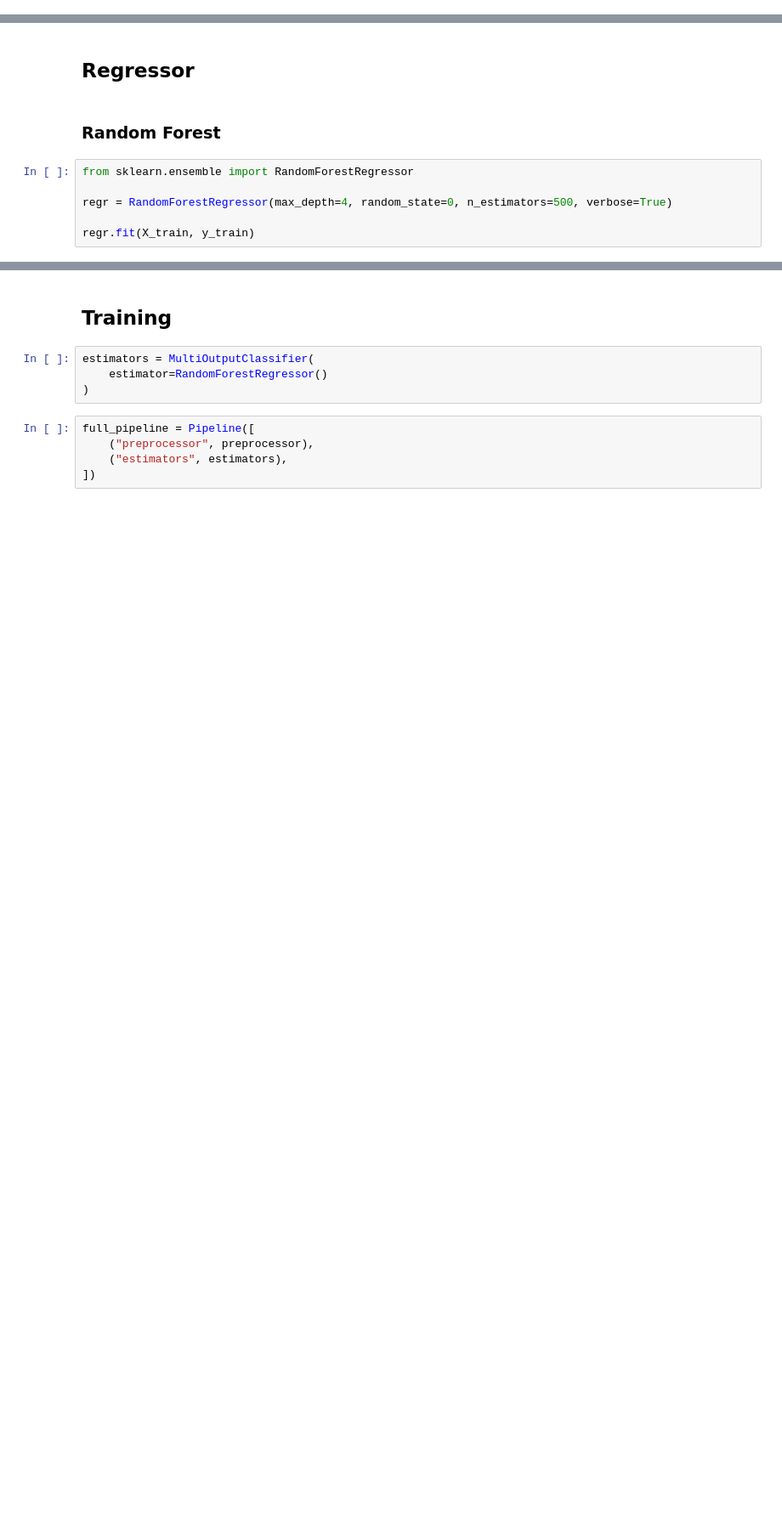
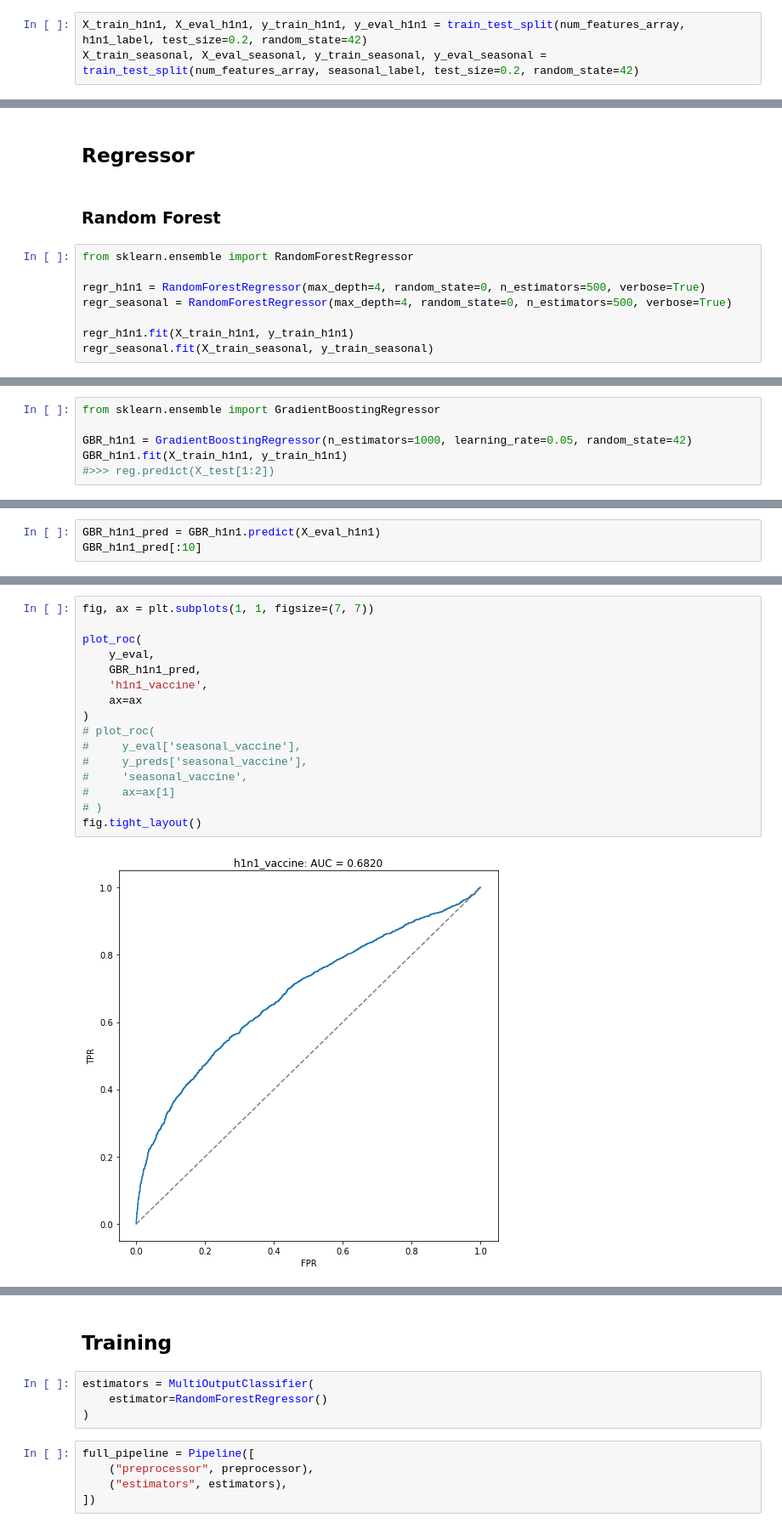
Before and after one commit to fabianlae/Predict-H1N1-and-Seasonal-Flu-Vaccines, a Jupyter notebook: Flushot_Entscheidungsbaum.ipynb, the cells around one changed output, grey strips where cells are left out. Shown at 85% size. Drawn from its saved outputs; the diff is of its cells as text; blank space fills up the shorter version.

```diff
--- a/Flushot_Entscheidungsbaum.ipynb
+++ b/Flushot_Entscheidungsbaum.ipynb
@@ -285,3 +299,6 @@ X_train, X_eval, y_train, y_eval = train_test_split(num_features_array, h1n1_lab
+# %%
+X_train_h1n1, X_eval_h1n1, y_train_h1n1, y_eval_h1n1 = train_test_split(num_features_array, h1n1_label, test_size=0.2, random_state=42)
+X_train_seasonal, X_eval_seasonal, y_train_seasonal, y_eval_seasonal = train_test_split(num_features_array, seasonal_label, test_size=0.2, random_state=42)
 # %%
 len(X_train)==len(y_train)
 # %% [output]
@@ -347,8 +364,10 @@ fig.tight_layout()
 # %%
 from sklearn.ensemble import RandomForestRegressor
 
-regr = RandomForestRegressor(max_depth=4, random_state=0, n_estimators=500, verbose=True)
+regr_h1n1 = RandomForestRegressor(max_depth=4, random_state=0, n_estimators=500, verbose=True)
+regr_seasonal = RandomForestRegressor(max_depth=4, random_state=0, n_estimators=500, verbose=True)
 
-regr.fit(X_train, y_train)
+regr_h1n1.fit(X_train_h1n1, y_train_h1n1)
+regr_seasonal.fit(X_train_seasonal, y_train_seasonal)
 # %% [output]
 [Parallel(n_jobs=1)]: Using backend SequentialBackend with 1 concurrent workers.
@@ -397,0 +414,6 @@ thresholds[325]
+# %%
+from sklearn.ensemble import GradientBoostingRegressor
+
+GBR_h1n1 = GradientBoostingRegressor(n_estimators=1000, learning_rate=0.05, random_state=42)
+GBR_h1n1.fit(X_train_h1n1, y_train_h1n1)
+#>>> reg.predict(X_test[1:2])
@@ -397,0 +430,3 @@ thresholds[325]
+# %%
+GBR_h1n1_pred = GBR_h1n1.predict(X_eval_h1n1)
+GBR_h1n1_pred[:10]
@@ -397,0 +436,18 @@ thresholds[325]
+# %%
+fig, ax = plt.subplots(1, 1, figsize=(7, 7))
+
+plot_roc(
+    y_eval,
+    GBR_h1n1_pred,
+    'h1n1_vaccine',
+    ax=ax
+)
+# plot_roc(
+#     y_eval['seasonal_vaccine'],
+#     y_preds['seasonal_vaccine'],
+#     'seasonal_vaccine',
+#     ax=ax[1]
+# )
+fig.tight_layout()
+# %% [output]
+[figure, added]
```
Also changed, not shown: parts of 18 cells of this notebook.
